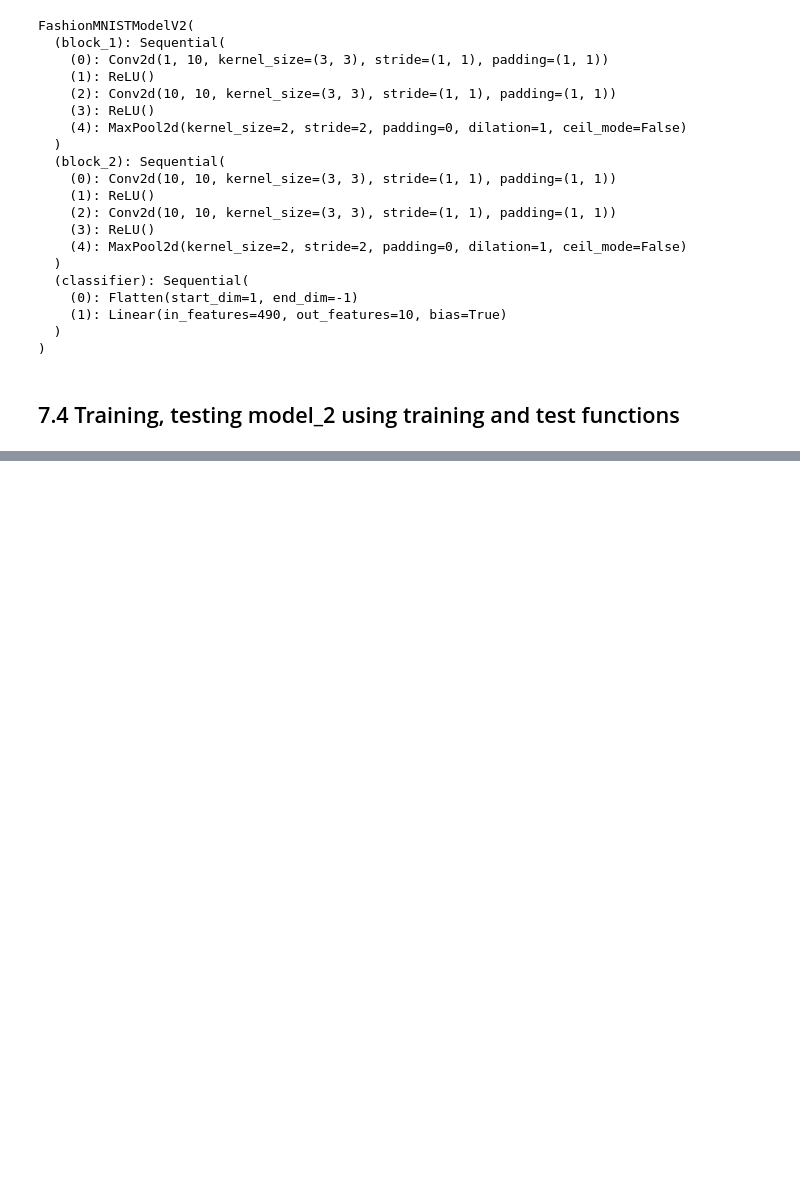
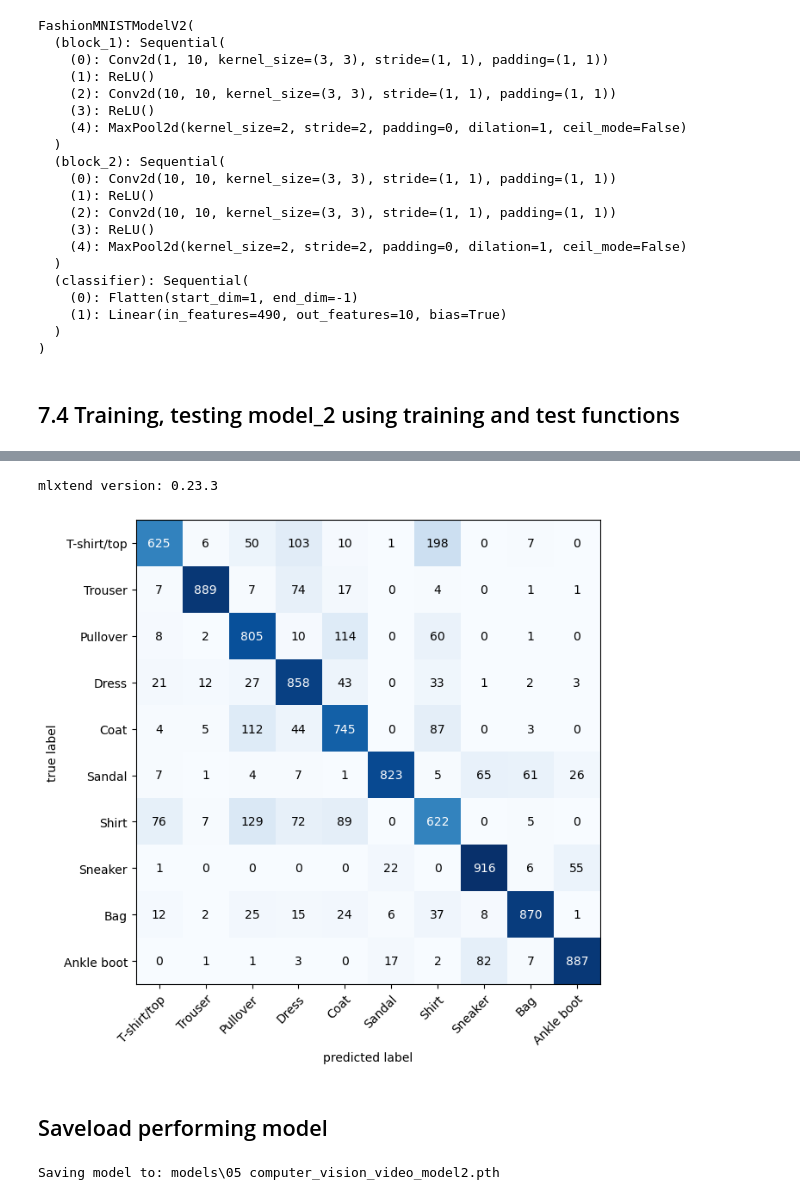
Before and after one commit to padrigon-lynbert/Learning_toorch, a Jupyter notebook: 05 computer_vision_video.ipynb, the cells around one changed output, grey strips where cells are left out. Saved outputs shown, nothing was run; the diff lists cells and outputs as text; code cells hidden in the pictures; blank space fills up the shorter version.

```diff
--- a/05 computer_vision_video.ipynb
+++ b/05 computer_vision_video.ipynb
@@ -984,0 +1154,52 @@ model_2_results
+# %%
+# See if torchmetrics exists, if not, install it
+try:
+    import torchmetrics, mlxtend
+    print(f"mlxtend version: {mlxtend.__version__}")
+    assert int(mlxtend.__version__.split(".")[1]) >= 19, "mlxtend verison should be 0.19.0 or higher"
+except:
+    !conda install -c conda-forge torchmetrics mlxtend
+    import torchmetrics, mlxtend
+    print(f"mlxtend version: {mlxtend.__version__}")
+# %% [output]
+mlxtend version: 0.23.3
+# %%
+from torchmetrics import ConfusionMatrix
+from mlxtend.plotting import plot_confusion_matrix
+
+# 2. Setup confusion matrix instance and compare predictions to targets
+confmat = ConfusionMatrix(num_classes=len(class_names), task='multiclass')
+confmat_tensor = confmat(preds=y_pred_tensor,
+                         target=test_data.targets)
+
+# 3. Plot the confusion matrix
+fig, ax = plot_confusion_matrix(
+    conf_mat=confmat_tensor.numpy(), # matplotlib likes working with NumPy
+    class_names=class_names, # turn the row and column labels into class names
+    figsize=(10, 7)
+)
+# %% [output]
+[figure, added]
+# %% [markdown]
+## Saveload performing model
+# %%
+#save
+
+from pathlib import Path
+
+# create model directory path
+
+MODEL_PATH = Path('models')
+MODEL_PATH.mkdir(parents=True,
+                 exist_ok=True)
+
+# create model save
+MODEL_NAME = "05 computer_vision_video_model2.pth"
+MODEL_SAVE_PATH = MODEL_PATH/MODEL_NAME
+
+# save model's state dict
+print(f"Saving model to: {MODEL_SAVE_PATH}")
+torch.save(obj=model_2.state_dict(),
+           f= MODEL_SAVE_PATH)
+# %% [output]
+Saving model to: models\05 computer_vision_video_model2.pth
```
Also changed, not shown: parts of 24 cells of this notebook, 1 other file.
